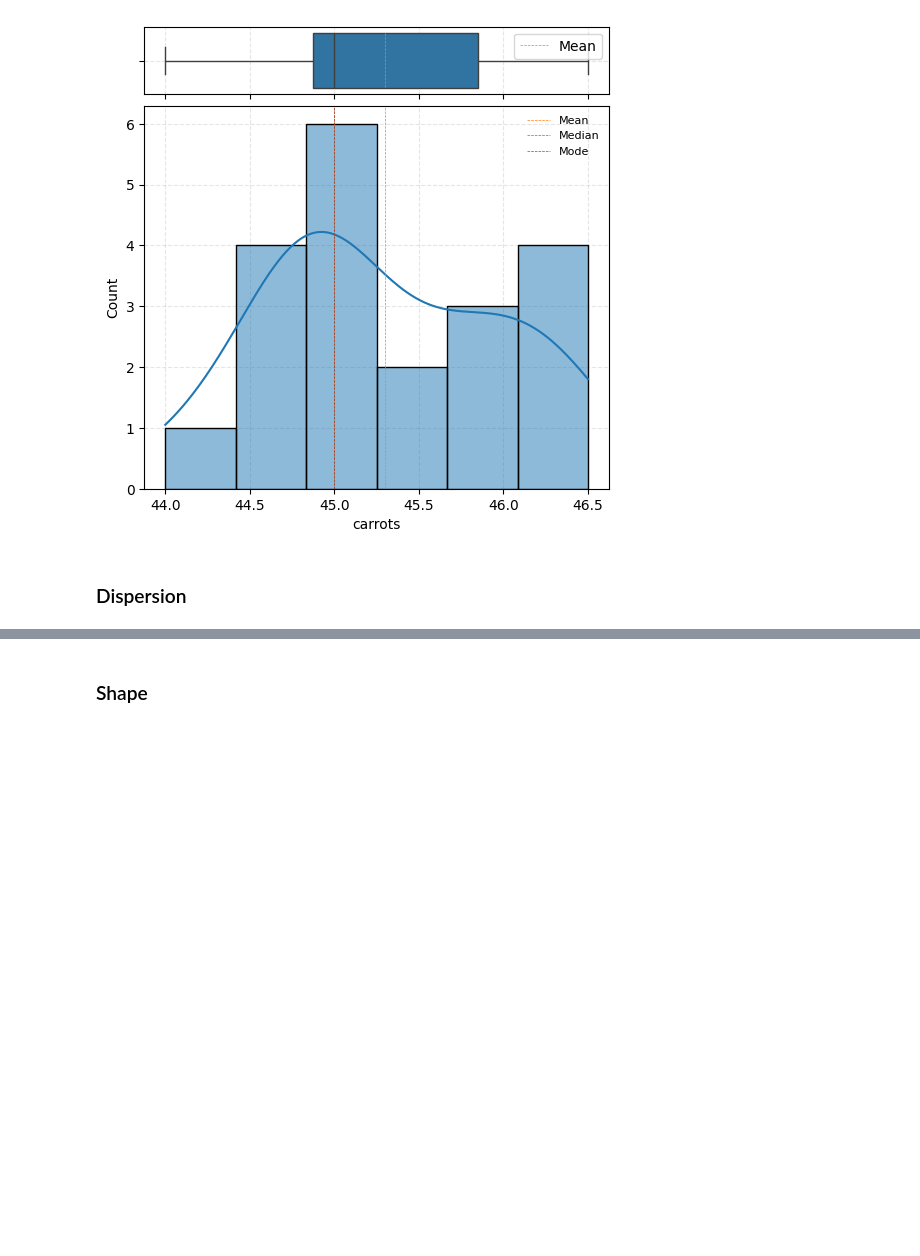
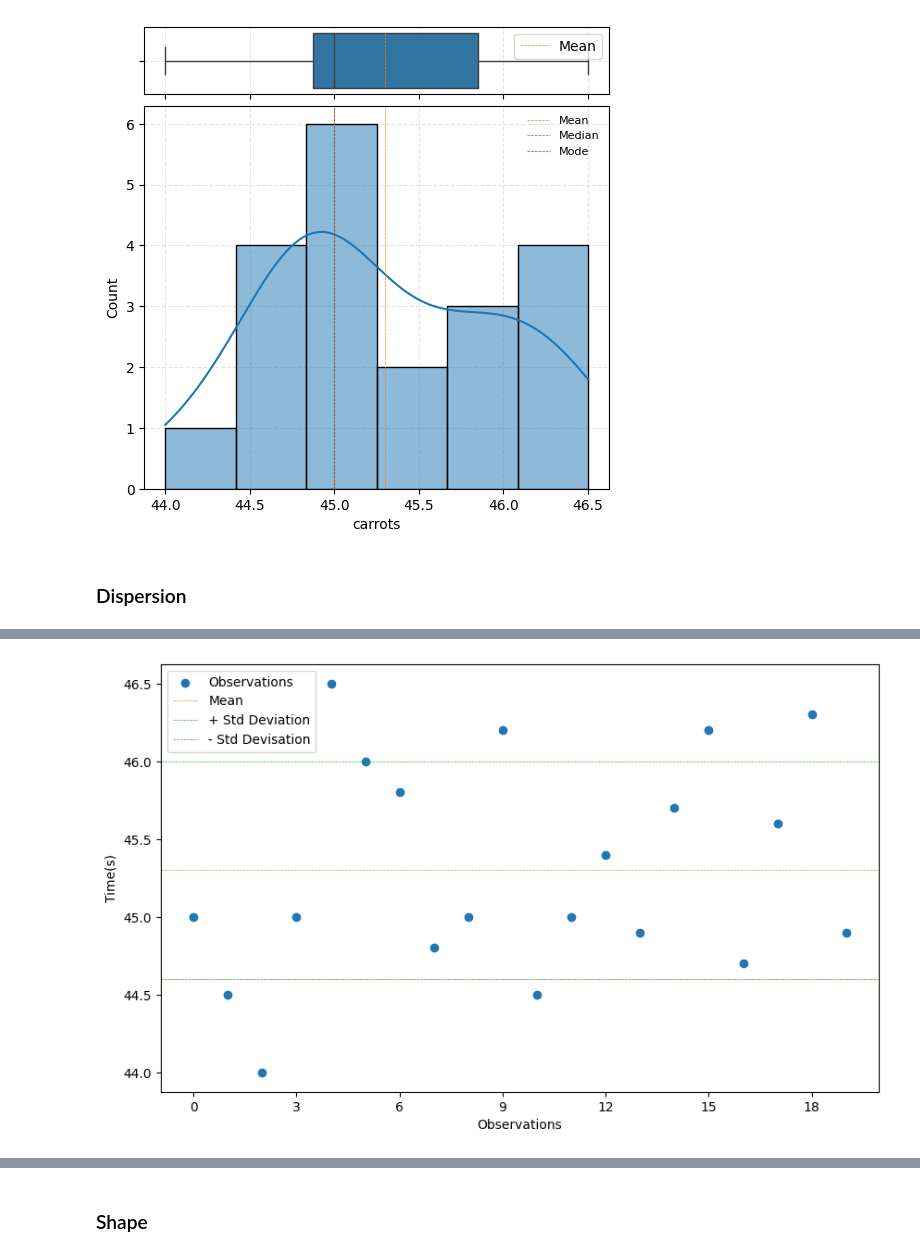
Before and after one commit to ErickVisone/DataScience, a Jupyter notebook: datascience/blood_donors.ipynb, the cells around one changed output, grey strips where cells are left out. Drawn from its saved outputs; the diff is of its cells as text; code cells hidden in the pictures; blank space fills up the shorter version.

```diff
--- a/datascience/blood_donors.ipynb
+++ b/datascience/blood_donors.ipynb
@@ -574,0 +675,18 @@ plt.show()
+# %%
+fig, ax = plt.subplots(figsize=(10, 6))
+
+ax.scatter(df_carrots.index, df_carrots['carrots'], label='Observations', color='C0')
+
+ax.set_ylabel('Time(s)')
+ax.set_xlabel('Observations')
+
+ax.axhline(df_carrots['carrots'].mean(), color='C1', linestyle='--', label='Mean', linewidth=0.5)
+ax.axhline(df_carrots['carrots'].mean() + df_carrots['carrots'].std(), color='C2', linestyle='--', label='+ Std Deviation', linewidth=0.5)
+ax.axhline(df_carrots['carrots'].mean() - df_carrots['carrots'].std(), color='C2', linestyle='--', label='- Std Devisation', linewidth=0.5)
+
+ax.legend()
+ax.xaxis.set_major_locator(plt.MaxNLocator(integer=True))
+
+plt.show()
+# %% [output]
+[figure, added]
```
Also changed, not shown: parts of 13 cells of this notebook.
